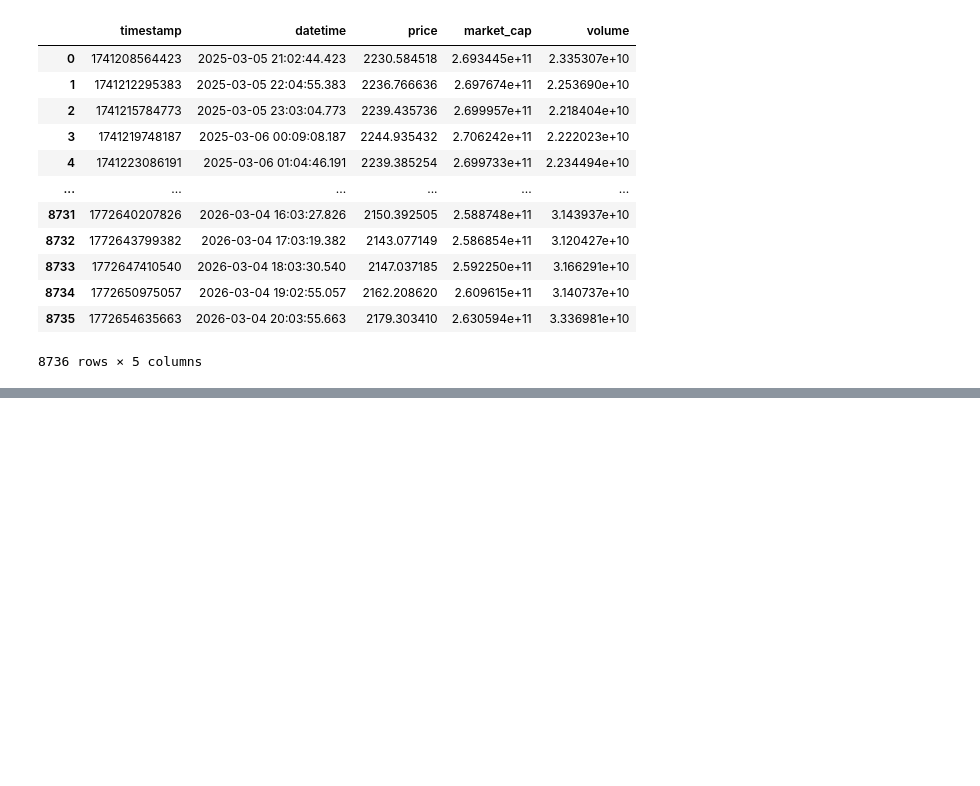
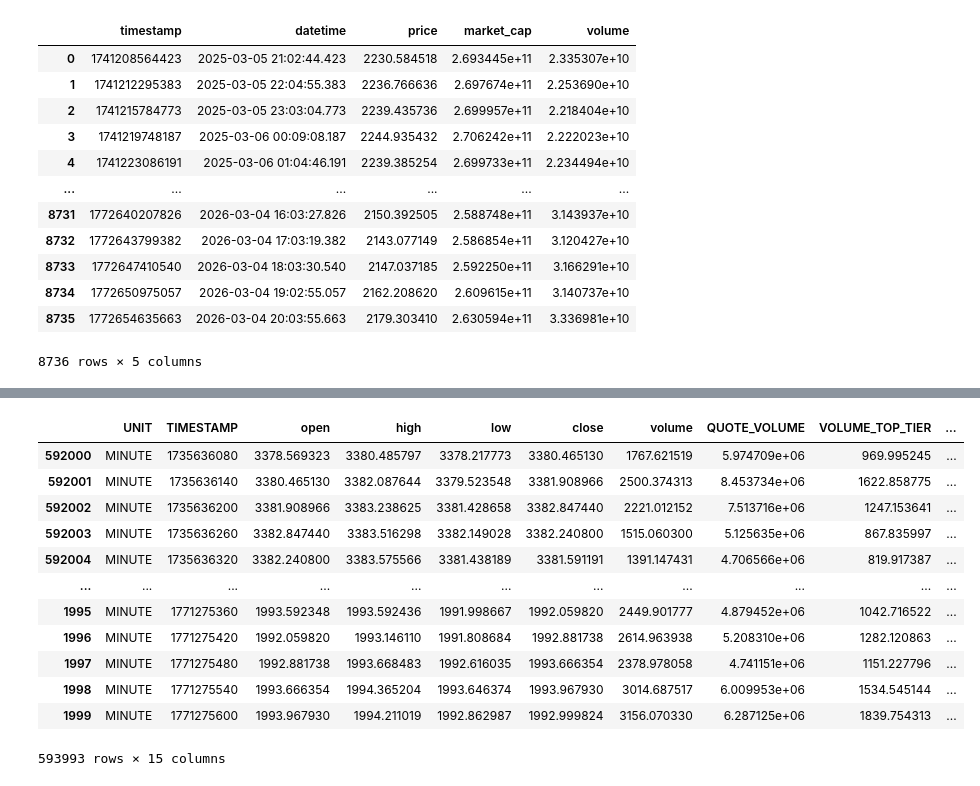
Before and after one commit to dizpatcher/ethereum-fee, a Jupyter notebook: notebooks/data_collection.ipynb, the cells around one changed output, grey strips where cells are left out. Drawn from its saved outputs; the diff is of its cells as text; code cells hidden in the pictures; blank space fills up the shorter version.

Commit message:
eth price data by minutes

```diff
--- a/notebooks/data_collection.ipynb
+++ b/notebooks/data_collection.ipynb
@@ -222,0 +334,29 @@ df.to_csv("data/eth_price_hourly_2025_2026_2.csv", index=False)
+# %%
+df = pd.DataFrame(rows)
+df["datetime"] = pd.to_datetime(df["TIMESTAMP"], unit="s")
+df = df.sort_values("datetime")
+
+df = df.rename(columns={
+    "OPEN": "open",
+    "HIGH": "high",
+    "LOW": "low",
+    "CLOSE": "close",
+    "VOLUME": "volume"
+})
+
+df = df.drop_duplicates(subset=["TIMESTAMP"])
+df
+# %% [output]
+|  | UNIT | TIMESTAMP | open | high | low | close | volume | QUOTE_VOLUME | VOLUME_TOP_TIER | ... |
+| 592000 | MINUTE | 1735636080 | 3378.569323 | 3380.485797 | 3378.217773 | 3380.465130 | 1767.621519 | 5.974709e+06 | 969.995245 | ... |
+| 592001 | MINUTE | 1735636140 | 3380.465130 | 3382.087644 | 3379.523548 | 3381.908966 | 2500.374313 | 8.453734e+06 | 1622.858775 | ... |
+| 592002 | MINUTE | 1735636200 | 3381.908966 | 3383.238625 | 3381.428658 | 3382.847440 | 2221.012152 | 7.513716e+06 | 1247.153641 | ... |
+| 592003 | MINUTE | 1735636260 | 3382.847440 | 3383.516298 | 3382.149028 | 3382.240800 | 1515.060300 | 5.125635e+06 | 867.835997 | ... |
+| 592004 | MINUTE | 1735636320 | 3382.240800 | 3383.575566 | 3381.438189 | 3381.591191 | 1391.147431 | 4.706566e+06 | 819.917387 | ... |
+| ... | ... | ... | ... | ... | ... | ... | ... | ... | ... | ... |
+| 1995 | MINUTE | 1771275360 | 1993.592348 | 1993.592436 | 1991.998667 | 1992.059820 | 2449.901777 | 4.879452e+06 | 1042.716522 | ... |
+| 1996 | MINUTE | 1771275420 | 1992.059820 | 1993.146110 | 1991.808684 | 1992.881738 | 2614.963938 | 5.208310e+06 | 1282.120863 | ... |
+| 1997 | MINUTE | 1771275480 | 1992.881738 | 1993.668483 | 1992.616035 | 1993.666354 | 2378.978058 | 4.741151e+06 | 1151.227796 | ... |
+| 1998 | MINUTE | 1771275540 | 1993.666354 | 1994.365204 | 1993.646374 | 1993.967930 | 3014.687517 | 6.009953e+06 | 1534.545144 | ... |
+| 1999 | MINUTE | 1771275600 | 1993.967930 | 1994.211019 | 1992.862987 | 1992.999824 | 3156.070330 | 6.287125e+06 | 1839.754313 | ... |
+593993 rows × 15 columns
```
Also changed, not shown: parts of 6 cells of this notebook.
